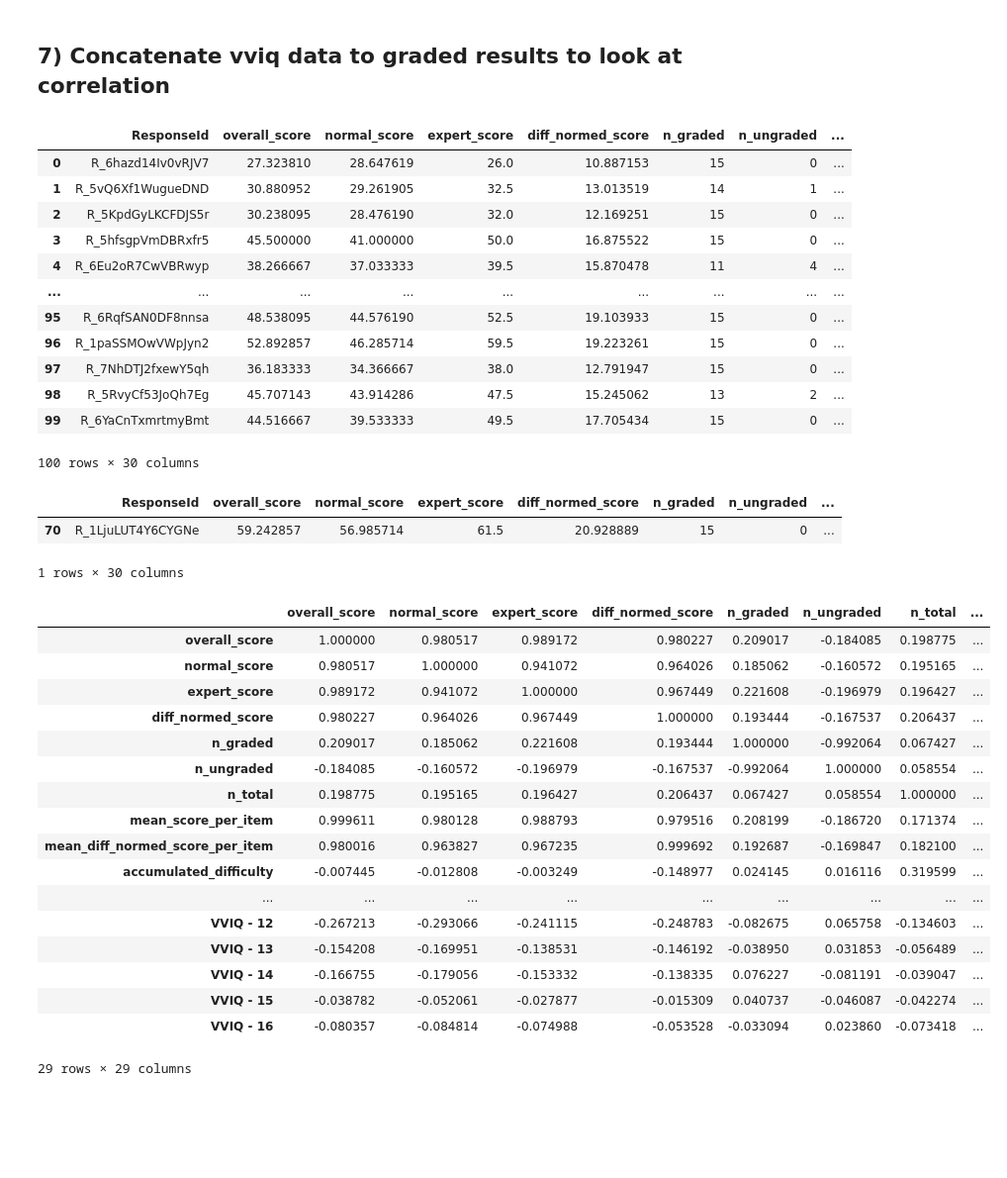
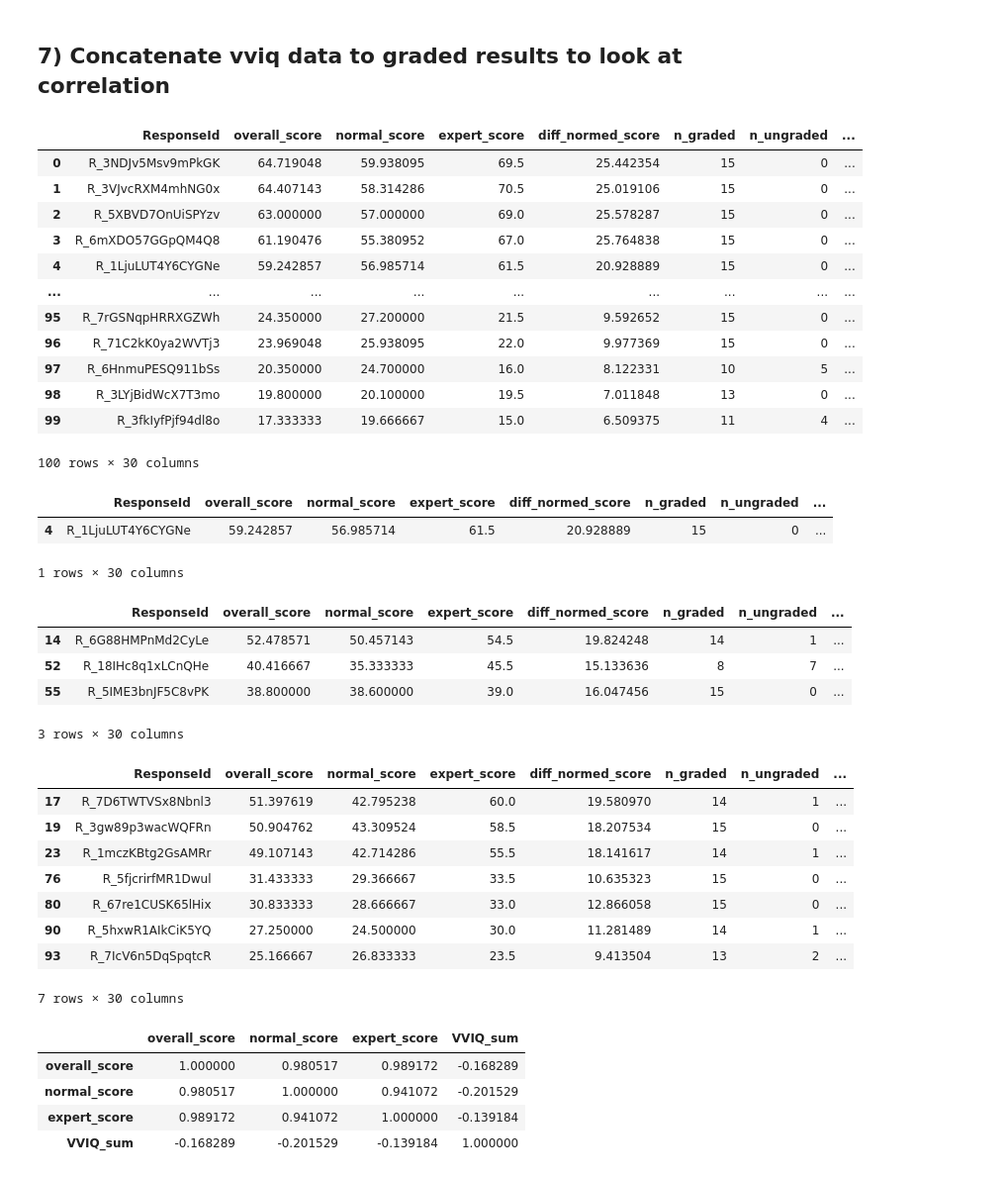
Before and after one commit to subjectivitylab/artificial_phantasia, a Jupyter notebook: data_analysis/data_analysis.ipynb, the cells around one changed output. Shown at 99% size. Saved outputs shown, nothing was run; the diff lists cells and outputs as text; code cells hidden in the pictures; blank space fills up the shorter version.

```diff
--- a/data_analysis/data_analysis.ipynb
+++ b/data_analysis/data_analysis.ipynb
@@ -983,7 +983,9 @@ def grade(responses_df, means_df, key_col, block_list=ALL_BLOCKS) -> tuple:
             result_list.append({key_col: key_val, "overall_score": average_total, "normal_score": normal_total,
                                 "expert_score": expert_total, "diff_normed_score": diff_normed_total,
                                 "n_graded": n_graded, "n_ungraded": n_ungraded,
-                                "n_total": n_total, "mean_score_per_item": average_total / n_total, "mean_diff_normed_score_per_item": diff_normed_total / n_total, "accumulated_difficulty": accumulated_difficulty})
+                                "n_total": n_total, "mean_score_per_item": average_total / n_total,
+                                "mean_diff_normed_score_per_item": diff_normed_total / n_total,
+                                "accumulated_difficulty": accumulated_difficulty})
     return pd.DataFrame(result_list), pd.DataFrame(full_results), pd.DataFrame(ungraded_results)
 # %% [markdown]
 ### a) Humans
@@ -1599,27 +1601,48 @@ LLM aggregate mean: 2.55818144499179
 # %% [markdown]
 ## 7) Concatenate vviq data to graded results to look at correlation
 # %%
-h_graded_results_vviq = h_graded_results.merge(vviq_scores, left_on="ResponseId", right_on="ResponseId")
+h_graded_results_vviq = h_graded_results.merge(vviq_scores, left_on="ResponseId", right_on="ResponseId").sort_values(by = 'overall_score', axis = 0, ascending = False).reset_index(drop = True)
 h_graded_results_vviq
 # %% [output]
 |  | ResponseId | overall_score | normal_score | expert_score | diff_normed_score | n_graded | n_ungraded | ... |
-| 0 | R_6hazd14Iv0vRJV7 | 27.323810 | 28.647619 | 26.0 | 10.887153 | 15 | 0 | ... |
-| 1 | R_5vQ6Xf1WugueDND | 30.880952 | 29.261905 | 32.5 | 13.013519 | 14 | 1 | ... |
-| 2 | R_5KpdGyLKCFDJS5r | 30.238095 | 28.476190 | 32.0 | 12.169251 | 15 | 0 | ... |
-| 3 | R_5hfsgpVmDBRxfr5 | 45.500000 | 41.000000 | 50.0 | 16.875522 | 15 | 0 | ... |
-| 4 | R_6Eu2oR7CwVBRwyp | 38.266667 | 37.033333 | 39.5 | 15.870478 | 11 | 4 | ... |
+| 0 | R_3NDJv5Msv9mPkGK | 64.719048 | 59.938095 | 69.5 | 25.442354 | 15 | 0 | ... |
+| 1 | R_3VJvcRXM4mhNG0x | 64.407143 | 58.314286 | 70.5 | 25.019106 | 15 | 0 | ... |
+| 2 | R_5XBVD7OnUiSPYzv | 63.000000 | 57.000000 | 69.0 | 25.578287 | 15 | 0 | ... |
+| 3 | R_6mXDO57GGpQM4Q8 | 61.190476 | 55.380952 | 67.0 | 25.764838 | 15 | 0 | ... |
+| 4 | R_1LjuLUT4Y6CYGNe | 59.242857 | 56.985714 | 61.5 | 20.928889 | 15 | 0 | ... |
 | ... | ... | ... | ... | ... | ... | ... | ... | ... |
-| 95 | R_6RqfSAN0DF8nnsa | 48.538095 | 44.576190 | 52.5 | 19.103933 | 15 | 0 | ... |
-| 96 | R_1paSSMOwVWpJyn2 | 52.892857 | 46.285714 | 59.5 | 19.223261 | 15 | 0 | ... |
-| 97 | R_7NhDTJ2fxewY5qh | 36.183333 | 34.366667 | 38.0 | 12.791947 | 15 | 0 | ... |
-| 98 | R_5RvyCf53JoQh7Eg | 45.707143 | 43.914286 | 47.5 | 15.245062 | 13 | 2 | ... |
-| 99 | R_6YaCnTxmrtmyBmt | 44.516667 | 39.533333 | 49.5 | 17.705434 | 15 | 0 | ... |
+| 95 | R_7rGSNqpHRRXGZWh | 24.350000 | 27.200000 | 21.5 | 9.592652 | 15 | 0 | ... |
+| 96 | R_71C2kK0ya2WVTj3 | 23.969048 | 25.938095 | 22.0 | 9.977369 | 15 | 0 | ... |
+| 97 | R_6HnmuPESQ911bSs | 20.350000 | 24.700000 | 16.0 | 8.122331 | 10 | 5 | ... |
+| 98 | R_3LYjBidWcX7T3mo | 19.800000 | 20.100000 | 19.5 | 7.011848 | 13 | 0 | ... |
+| 99 | R_3fkIyfPjf94dl8o | 17.333333 | 19.666667 | 15.0 | 6.509375 | 11 | 4 | ... |
 100 rows × 30 columns
 # %%
 aphant = h_graded_results_vviq.loc[h_graded_results_vviq["VVIQ_sum"] == 16]
-aphant.to_csv("output_csvs/aphant.csv")
+weak_aphant = h_graded_results_vviq.loc[h_graded_results_vviq["VVIQ_sum"].between(17, 32)]
+hyperphant = h_graded_results_vviq.loc[h_graded_results_vviq["VVIQ_sum"] >= 75]
 aphant
 # %% [output]
 |  | ResponseId | overall_score | normal_score | expert_score | diff_normed_score | n_graded | n_ungraded | ... |
-| 70 | R_1LjuLUT4Y6CYGNe | 59.242857 | 56.985714 | 61.5 | 20.928889 | 15 | 0 | ... |
+| 4 | R_1LjuLUT4Y6CYGNe | 59.242857 | 56.985714 | 61.5 | 20.928889 | 15 | 0 | ... |
 1 rows × 30 columns
+# %%
+weak_aphant
+# %% [output]
+|  | ResponseId | overall_score | normal_score | expert_score | diff_normed_score | n_graded | n_ungraded | ... |
+| 14 | R_6G88HMPnMd2CyLe | 52.478571 | 50.457143 | 54.5 | 19.824248 | 14 | 1 | ... |
+| 52 | R_18IHc8q1xLCnQHe | 40.416667 | 35.333333 | 45.5 | 15.133636 | 8 | 7 | ... |
+| 55 | R_5IME3bnJF5C8vPK | 38.800000 | 38.600000 | 39.0 | 16.047456 | 15 | 0 | ... |
+3 rows × 30 columns
+# %%
+hyperphant
+# %% [output]
+|  | ResponseId | overall_score | normal_score | expert_score | diff_normed_score | n_graded | n_ungraded | ... |
+| 17 | R_7D6TWTVSx8Nbnl3 | 51.397619 | 42.795238 | 60.0 | 19.580970 | 14 | 1 | ... |
+| 19 | R_3gw89p3wacWQFRn | 50.904762 | 43.309524 | 58.5 | 18.207534 | 15 | 0 | ... |
+| 23 | R_1mczKBtg2GsAMRr | 49.107143 | 42.714286 | 55.5 | 18.141617 | 14 | 1 | ... |
+| 76 | R_5fjcrirfMR1Dwul | 31.433333 | 29.366667 | 33.5 | 10.635323 | 15 | 0 | ... |
+| 80 | R_67re1CUSK65lHix | 30.833333 | 28.666667 | 33.0 | 12.866058 | 15 | 0 | ... |
+| 90 | R_5hxwR1AIkCiK5YQ | 27.250000 | 24.500000 | 30.0 | 11.281489 | 14 | 1 | ... |
+| 93 | R_7IcV6n5DqSpqtcR | 25.166667 | 26.833333 | 23.5 | 9.413504 | 13 | 2 | ... |
+7 rows × 30 columns
@@ -1626,22 +1653,13 @@ aphant
 # %%
-corr_sum = h_graded_results_vviq.corr(numeric_only=True)
+corr_sum = h_graded_results_vviq.drop(
+    ['diff_normed_score', 'n_total', 'accumulated_difficulty', 'mean_diff_normed_score_per_item', 'VVIQ_mean',
+     "VVIQ_std", "VVIQ - 01", "VVIQ - 02", "VVIQ - 03", "VVIQ - 04",
+     "VVIQ - 05", "VVIQ - 06", "VVIQ - 07", "VVIQ - 08", "VVIQ - 09", "VVIQ - 10", "VVIQ - 11", "VVIQ - 12",
+     "VVIQ - 13", "VVIQ - 14", "VVIQ - 15", "VVIQ - 16", "n_ungraded", "mean_score_per_item", "n_graded"], axis=1).corr(numeric_only=True)
 corr_sum
 # %% [output]
-|  | overall_score | normal_score | expert_score | diff_normed_score | n_graded | n_ungraded | n_total | ... |
-| overall_score | 1.000000 | 0.980517 | 0.989172 | 0.980227 | 0.209017 | -0.184085 | 0.198775 | ... |
-| normal_score | 0.980517 | 1.000000 | 0.941072 | 0.964026 | 0.185062 | -0.160572 | 0.195165 | ... |
-| expert_score | 0.989172 | 0.941072 | 1.000000 | 0.967449 | 0.221608 | -0.196979 | 0.196427 | ... |
-| diff_normed_score | 0.980227 | 0.964026 | 0.967449 | 1.000000 | 0.193444 | -0.167537 | 0.206437 | ... |
-| n_graded | 0.209017 | 0.185062 | 0.221608 | 0.193444 | 1.000000 | -0.992064 | 0.067427 | ... |
-| n_ungraded | -0.184085 | -0.160572 | -0.196979 | -0.167537 | -0.992064 | 1.000000 | 0.058554 | ... |
-| n_total | 0.198775 | 0.195165 | 0.196427 | 0.206437 | 0.067427 | 0.058554 | 1.000000 | ... |
-| mean_score_per_item | 0.999611 | 0.980128 | 0.988793 | 0.979516 | 0.208199 | -0.186720 | 0.171374 | ... |
-| mean_diff_normed_score_per_item | 0.980016 | 0.963827 | 0.967235 | 0.999692 | 0.192687 | -0.169847 | 0.182100 | ... |
-| accumulated_difficulty | -0.007445 | -0.012808 | -0.003249 | -0.148977 | 0.024145 | 0.016116 | 0.319599 | ... |
-| ... | ... | ... | ... | ... | ... | ... | ... | ... |
-| VVIQ - 12 | -0.267213 | -0.293066 | -0.241115 | -0.248783 | -0.082675 | 0.065758 | -0.134603 | ... |
-| VVIQ - 13 | -0.154208 | -0.169951 | -0.138531 | -0.146192 | -0.038950 | 0.031853 | -0.056489 | ... |
-| VVIQ - 14 | -0.166755 | -0.179056 | -0.153332 | -0.138335 | 0.076227 | -0.081191 | -0.039047 | ... |
-| VVIQ - 15 | -0.038782 | -0.052061 | -0.027877 | -0.015309 | 0.040737 | -0.046087 | -0.042274 | ... |
-| VVIQ - 16 | -0.080357 | -0.084814 | -0.074988 | -0.053528 | -0.033094 | 0.023860 | -0.073418 | ... |
+|  | overall_score | normal_score | expert_score | VVIQ_sum |
+| overall_score | 1.000000 | 0.980517 | 0.989172 | -0.168289 |
+| normal_score | 0.980517 | 1.000000 | 0.941072 | -0.201529 |
+| expert_score | 0.989172 | 0.941072 | 1.000000 | -0.139184 |
+| VVIQ_sum | -0.168289 | -0.201529 | -0.139184 | 1.000000 |
-29 rows × 29 columns
```
Also changed, not shown: parts of 2 cells of this notebook, 6 other files.
